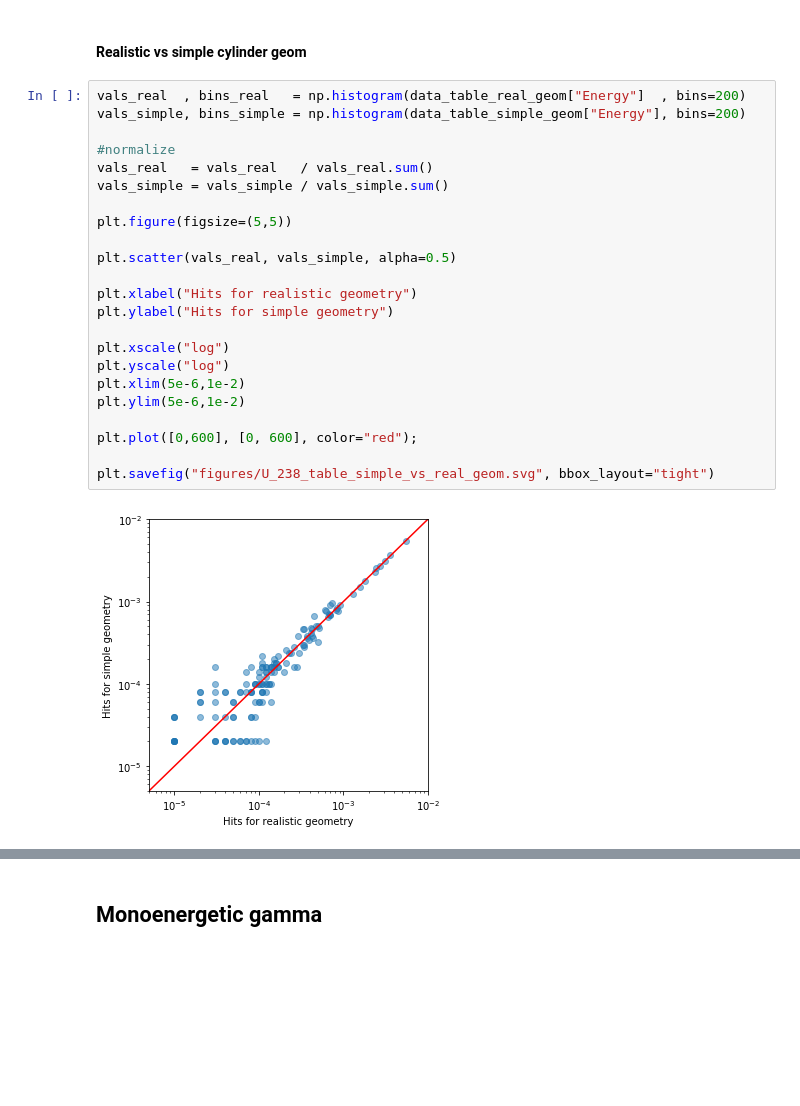
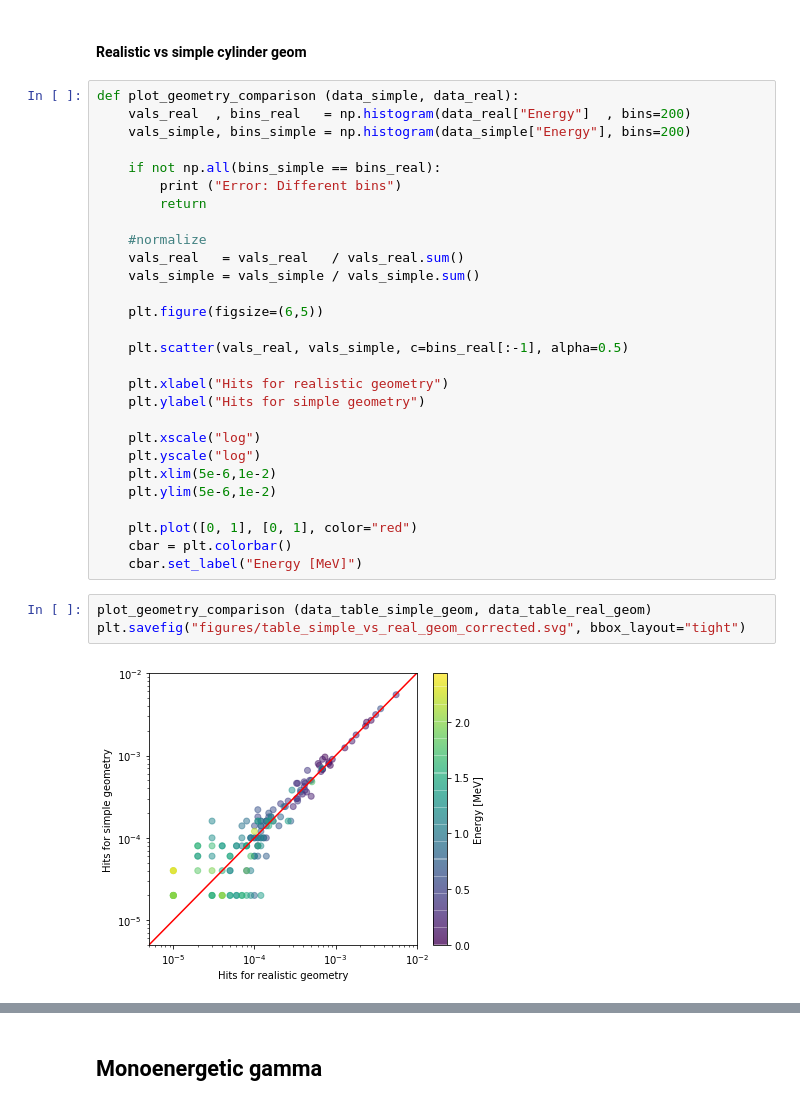
Before and after one commit to Balazzs/HPGECalorimeter, a Jupyter notebook: Analysis.ipynb, the cells around one changed output, grey strips where cells are left out. Drawn from its saved outputs; the diff is of its cells as text; blank space fills up the shorter version.

Commit message:
table gamma: simple vs real geometry comparison update
- points colored based on energy
- ran for 10million event simulations

```diff
--- a/Analysis.ipynb
+++ b/Analysis.ipynb
@@ -399,27 +399,35 @@ plt.savefig("figures/U_238_table_real_geom.svg", bbox_layout="tight")
 # %% [markdown]
 #### Realistic vs simple cylinder geom
 # %%
-vals_real  , bins_real   = np.histogram(data_table_real_geom["Energy"]  , bins=200)
-vals_simple, bins_simple = np.histogram(data_table_simple_geom["Energy"], bins=200)
+def plot_geometry_comparison (data_simple, data_real):
+    vals_real  , bins_real   = np.histogram(data_real["Energy"]  , bins=200)
+    vals_simple, bins_simple = np.histogram(data_simple["Energy"], bins=200)
 
-#normalize
-vals_real   = vals_real   / vals_real.sum()
-vals_simple = vals_simple / vals_simple.sum()
+    if not np.all(bins_simple == bins_real):
+        print ("Error: Different bins")
+        return
 
-plt.figure(figsize=(5,5))
+    #normalize
+    vals_real   = vals_real   / vals_real.sum()
+    vals_simple = vals_simple / vals_simple.sum()
 
-plt.scatter(vals_real, vals_simple, alpha=0.5)
+    plt.figure(figsize=(6,5))
 
-plt.xlabel("Hits for realistic geometry")
-plt.ylabel("Hits for simple geometry")
+    plt.scatter(vals_real, vals_simple, c=bins_real[:-1], alpha=0.5)
 
-plt.xscale("log")
-plt.yscale("log")
-plt.xlim(5e-6,1e-2)
-plt.ylim(5e-6,1e-2)
+    plt.xlabel("Hits for realistic geometry")
+    plt.ylabel("Hits for simple geometry")
 
-plt.plot([0,600], [0, 600], color="red");
+    plt.xscale("log")
+    plt.yscale("log")
+    plt.xlim(5e-6,1e-2)
+    plt.ylim(5e-6,1e-2)
 
-plt.savefig("figures/U_238_table_simple_vs_real_geom.svg", bbox_layout="tight")
+    plt.plot([0, 1], [0, 1], color="red")
+    cbar = plt.colorbar()
+    cbar.set_label("Energy [MeV]")
-# %% [output]
-[figure, removed]
+# %%
+plot_geometry_comparison (data_table_simple_geom, data_table_real_geom)
+plt.savefig("figures/table_simple_vs_real_geom_corrected.svg", bbox_layout="tight")
+# %% [output]
+[figure, added]
```
Also changed, not shown: parts of 1 cell of this notebook, 2 other files.
